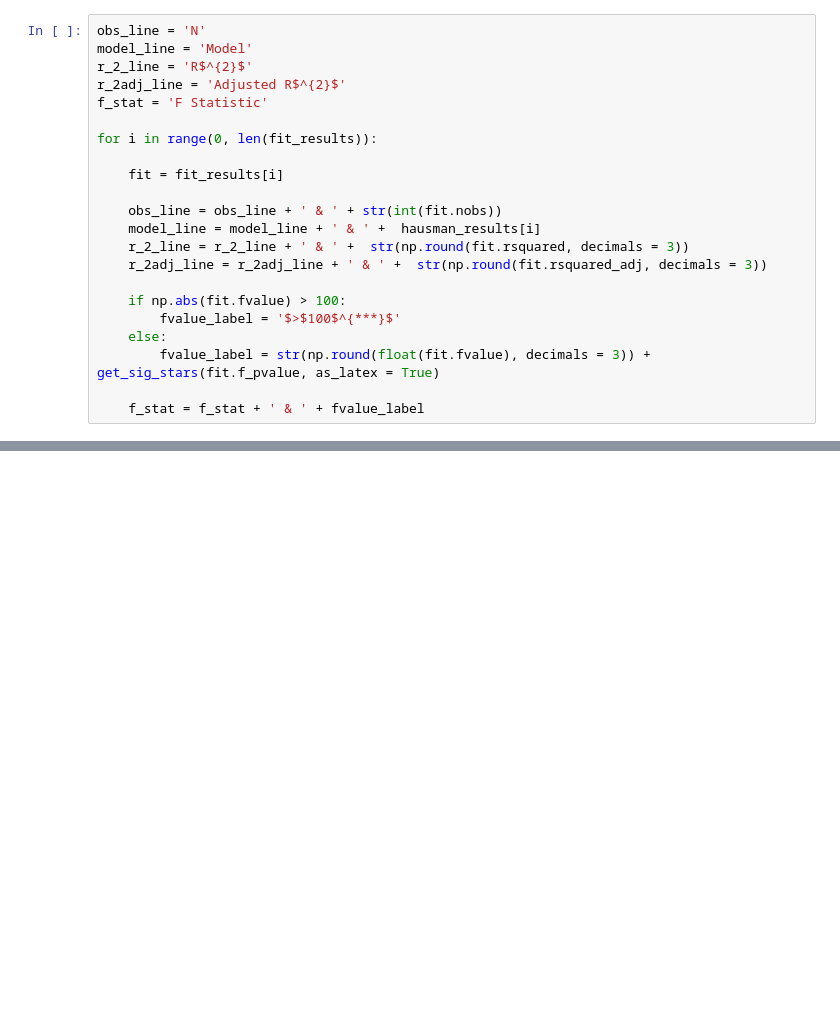
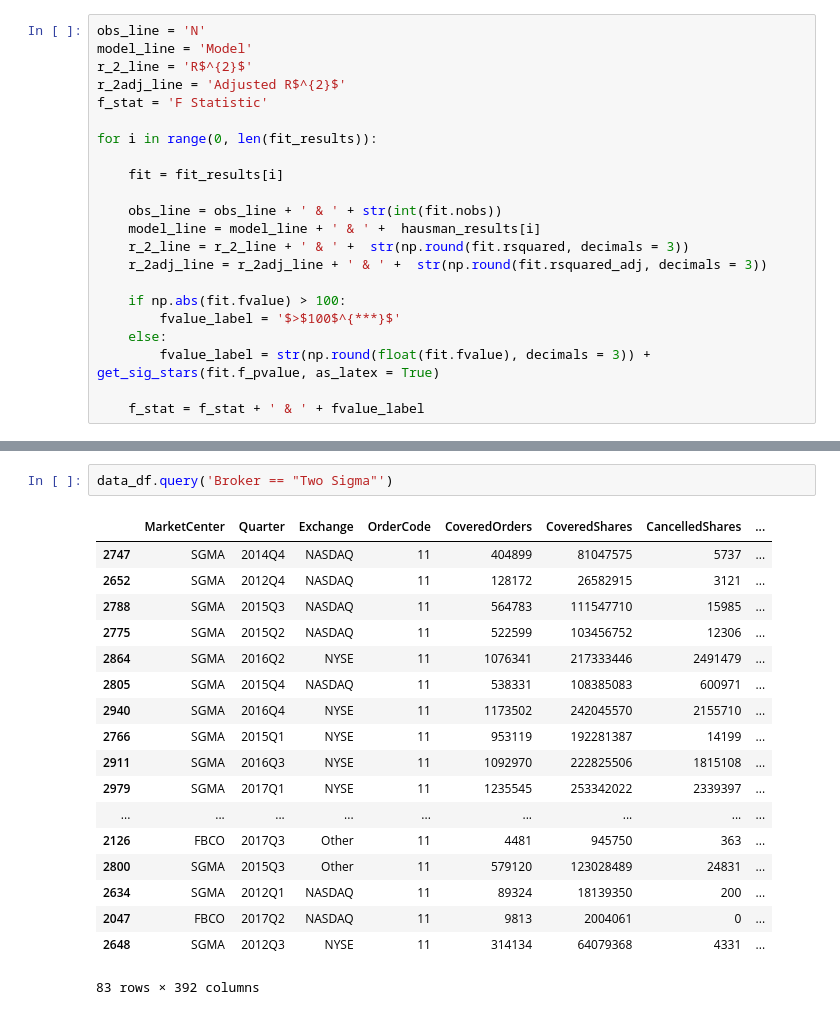
Before and after one commit to SA3291/OrderRoutingAndPFOF, a Jupyter notebook: notebooks/Regressions_OLS.ipynb, the cells around one changed output, grey strips where cells are left out. Saved outputs shown, nothing was run; the diff lists cells and outputs as text; blank space fills up the shorter version.

```diff
--- a/notebooks/Regressions_OLS.ipynb
+++ b/notebooks/Regressions_OLS.ipynb
@@ -354,0 +515,21 @@ for x in range(0,10)]
+# %%
+data_df.query('Broker == "Two Sigma"')
+# %% [output]
+|  | MarketCenter | Quarter | Exchange | OrderCode | CoveredOrders | CoveredShares | CancelledShares | ... |
+| 2747 | SGMA | 2014Q4 | NASDAQ | 11 | 404899 | 81047575 | 5737 | ... |
+| 2652 | SGMA | 2012Q4 | NASDAQ | 11 | 128172 | 26582915 | 3121 | ... |
+| 2788 | SGMA | 2015Q3 | NASDAQ | 11 | 564783 | 111547710 | 15985 | ... |
+| 2775 | SGMA | 2015Q2 | NASDAQ | 11 | 522599 | 103456752 | 12306 | ... |
+| 2864 | SGMA | 2016Q2 | NYSE | 11 | 1076341 | 217333446 | 2491479 | ... |
+| 2805 | SGMA | 2015Q4 | NASDAQ | 11 | 538331 | 108385083 | 600971 | ... |
+| 2940 | SGMA | 2016Q4 | NYSE | 11 | 1173502 | 242045570 | 2155710 | ... |
+| 2766 | SGMA | 2015Q1 | NYSE | 11 | 953119 | 192281387 | 14199 | ... |
+| 2911 | SGMA | 2016Q3 | NYSE | 11 | 1092970 | 222825506 | 1815108 | ... |
+| 2979 | SGMA | 2017Q1 | NYSE | 11 | 1235545 | 253342022 | 2339397 | ... |
+| ... | ... | ... | ... | ... | ... | ... | ... | ... |
+| 2126 | FBCO | 2017Q3 | Other | 11 | 4481 | 945750 | 363 | ... |
+| 2800 | SGMA | 2015Q3 | Other | 11 | 579120 | 123028489 | 24831 | ... |
+| 2634 | SGMA | 2012Q1 | NASDAQ | 11 | 89324 | 18139350 | 200 | ... |
+| 2047 | FBCO | 2017Q2 | NASDAQ | 11 | 9813 | 2004061 | 0 | ... |
+| 2648 | SGMA | 2012Q3 | NYSE | 11 | 314134 | 64079368 | 4331 | ... |
+83 rows × 392 columns
```
Also changed, not shown: parts of 20 cells of this notebook, 3 other files.
